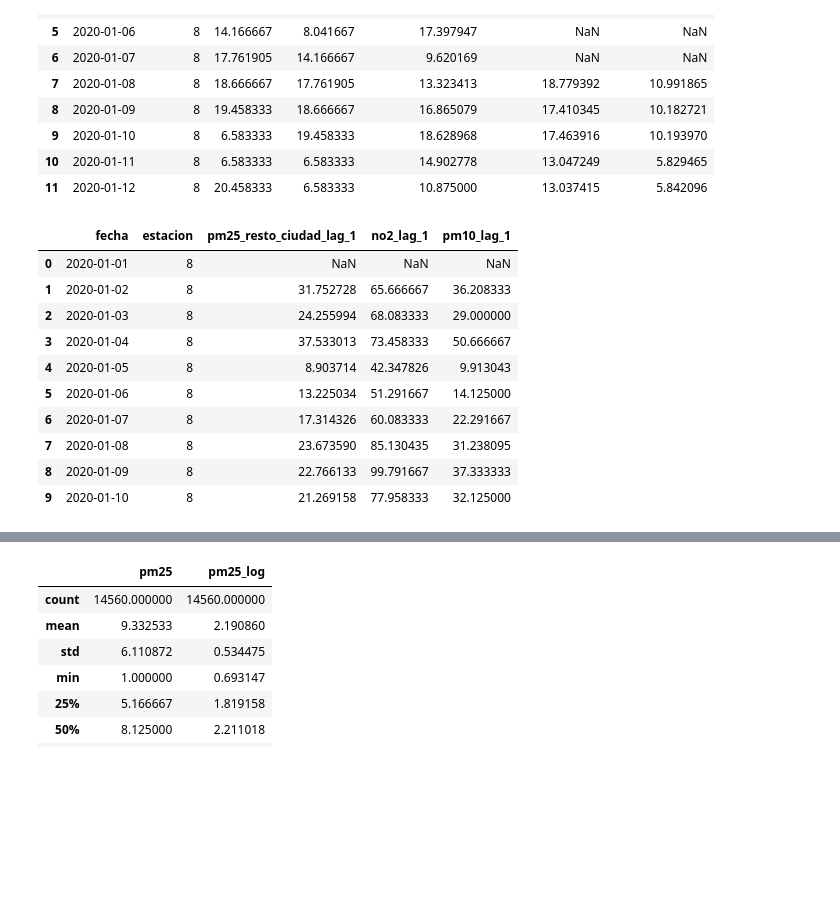
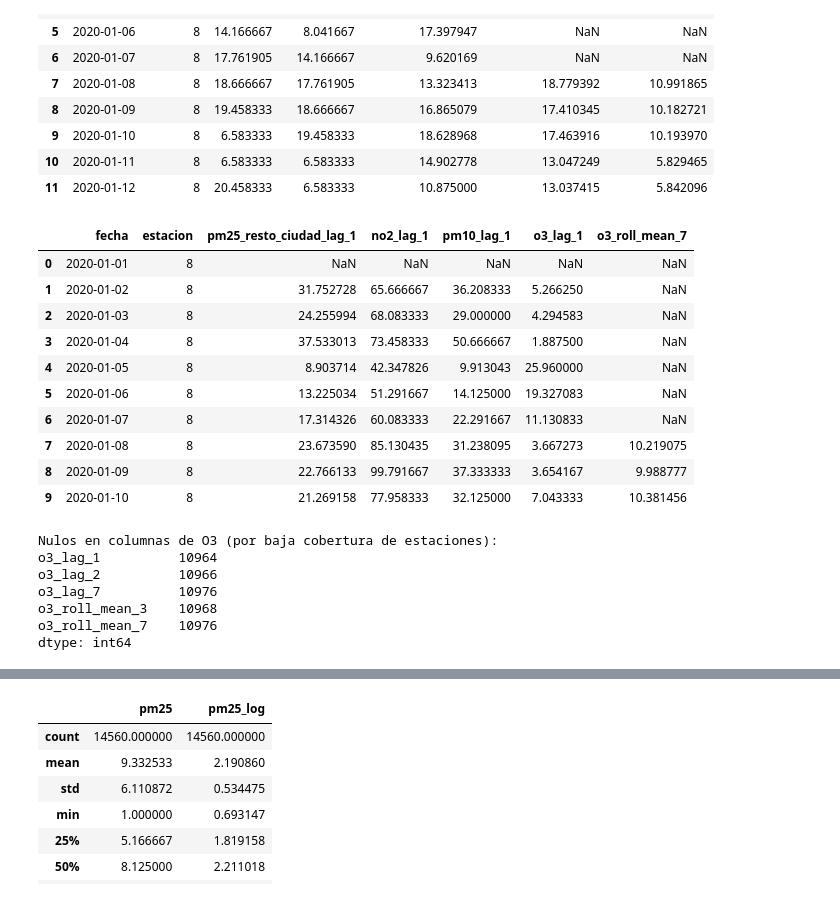
Before and after one commit to d-sba/TFM, a Jupyter notebook: src/models/modelo_pm25.ipynb, the cells around one changed output, grey strips where cells are left out. Cells and saved outputs as stored; diff of their text form; code cells hidden in the pictures; blank space fills up the shorter version.

Commit message:
Update PM2.5 model: unify meteo/pollutant lag to 1 day (T for T+1 prediction), per team meeting

```diff
--- a/src/models/modelo_pm25.ipynb
+++ b/src/models/modelo_pm25.ipynb
@@ -532,21 +579,27 @@ display(pm25_con_resto.head())
 # ============================================================
 
 metadata_espacial = estaciones_aire[
-    ["ESTACION", "LATITUD_G", "LONGITUD_G", "ALTITUD"]
+    ["ESTACION", "LATITUD_G", "LONGITUD_G", "ALTITUD", "TIPO_ESTACION"]
 ].rename(columns={"ESTACION": "estacion"})
 
 df = (
     pm25_con_resto
-    .merge(meteo_por_estacion, on=["estacion", "fecha"], how="left")
+    .merge(meteo_por_estacion_lag, on=["estacion", "fecha"], how="left")
     .merge(no2_propio, on=["estacion", "fecha"], how="left")
     .merge(pm10_propio, on=["estacion", "fecha"], how="left")
+    .merge(o3_propio, on=["estacion", "fecha"], how="left")
     .merge(metadata_espacial, on="estacion", how="left")
     .sort_values(["estacion", "fecha"])
     .reset_index(drop=True)
 )
 
+# One-hot encoding de TIPO_ESTACION (TRAFICO / FONDO)
+df = pd.get_dummies(df, columns=["TIPO_ESTACION"], prefix="tipo_estacion")
+cols_tipo_estacion = [c for c in df.columns if c.startswith("tipo_estacion_")]
+
 print("Shape tras ensamblado:", df.shape)
-print("Nulos por columna:")
+print("Columnas de tipo de estación creadas:", cols_tipo_estacion)
+print("\nNulos por columna:")
 print(df.isna().sum()[df.isna().sum() > 0])
 
 display(df.head())
@@ -590,9 +659,10 @@ Todas las variables temporales se calculan **por estación**, respetando el orde
 # %%
 # ============================================================
 # LAGS DE PM2.5 (TARGET)
+# Estándar del equipo: lags 1, 2 y 7 días.
 # ============================================================
 
-LAGS = [1, 2, 3, 7]
+LAGS = [1, 2, 7]
 
 for lag in LAGS:
     df[f"pm25_lag_{lag}"] = df.groupby("estacion")["pm25"].shift(lag)
@@ -637,30 +707,59 @@ display(
 | 11 | 2020-01-12 | 8 | 20.458333 | 6.583333 | 10.875000 | 13.037415 | 5.842096 |
 # %%
 # ============================================================
-# LAGS DEL "RESTO DE CIUDAD" Y DE CONTAMINANTES CRUZADOS (NO2, PM10 PROPIOS)
+# LAGS Y ROLLING DE CONTAMINANTES CRUZADOS (NO2, PM10, O3 PROPIOS)
+# Y LAG DEL "RESTO DE CIUDAD"
+# Estándar del equipo: lags 1, 2, 7 días + medias móviles 3 y 7 días,
+# para cada contaminante cruzado disponible.
 # ============================================================
 
 df["pm25_resto_ciudad_lag_1"] = df.groupby("estacion")["pm25_resto_ciudad"].shift(1)
 
-for lag in [1, 7]:
-    df[f"no2_lag_{lag}"] = df.groupby("estacion")["no2"].shift(lag)
-    df[f"pm10_lag_{lag}"] = df.groupby("estacion")["pm10"].shift(lag)
+CONTAMINANTES_CRUZADOS = ["no2", "pm10", "o3"]
+
+for col in CONTAMINANTES_CRUZADOS:
+    # Lags
+    for lag in [1, 2, 7]:
+        df[f"{col}_lag_{lag}"] = df.groupby("estacion")[col].shift(lag)
+
+    # Rolling (sobre valores ya retardados 1 día, para no filtrar el propio día objetivo)
+    col_shifted = df.groupby("estacion")[col].shift(1)
+    df[f"{col}_roll_mean_3"] = (
+        col_shifted.groupby(df["estacion"]).rolling(3, min_periods=3).mean().reset_index(level=0, drop=True)
+    )
+    df[f"{col}_roll_mean_7"] = (
+        col_shifted.groupby(df["estacion"]).rolling(7, min_periods=7).mean().reset_index(level=0, drop=True)
+    )
 
 display(
-    df[["fecha","estacion","pm25_resto_ciudad_lag_1","no2_lag_1","pm10_lag_1"]].head(10)
+    df[[
+        "fecha", "estacion", "pm25_resto_ciudad_lag_1",
+        "no2_lag_1", "pm10_lag_1", "o3_lag_1", "o3_roll_mean_7",
+    ]].head(10)
 )
+
+print("\nNulos en columnas de O3 (por baja cobertura de estaciones):")
+cols_o3 = [c for c in df.columns if c.startswith("o3_")]
+print(df[cols_o3].isna().sum())
 # %% [output]
-|  | fecha | estacion | pm25_resto_ciudad_lag_1 | no2_lag_1 | pm10_lag_1 |
-| 0 | 2020-01-01 | 8 | NaN | NaN | NaN |
-| 1 | 2020-01-02 | 8 | 31.752728 | 65.666667 | 36.208333 |
-| 2 | 2020-01-03 | 8 | 24.255994 | 68.083333 | 29.000000 |
-| 3 | 2020-01-04 | 8 | 37.533013 | 73.458333 | 50.666667 |
-| 4 | 2020-01-05 | 8 | 8.903714 | 42.347826 | 9.913043 |
-| 5 | 2020-01-06 | 8 | 13.225034 | 51.291667 | 14.125000 |
-| 6 | 2020-01-07 | 8 | 17.314326 | 60.083333 | 22.291667 |
-| 7 | 2020-01-08 | 8 | 23.673590 | 85.130435 | 31.238095 |
-| 8 | 2020-01-09 | 8 | 22.766133 | 99.791667 | 37.333333 |
-| 9 | 2020-01-10 | 8 | 21.269158 | 77.958333 | 32.125000 |
+|  | fecha | estacion | pm25_resto_ciudad_lag_1 | no2_lag_1 | pm10_lag_1 | o3_lag_1 | o3_roll_mean_7 |
+| 0 | 2020-01-01 | 8 | NaN | NaN | NaN | NaN | NaN |
+| 1 | 2020-01-02 | 8 | 31.752728 | 65.666667 | 36.208333 | 5.266250 | NaN |
+| 2 | 2020-01-03 | 8 | 24.255994 | 68.083333 | 29.000000 | 4.294583 | NaN |
+| 3 | 2020-01-04 | 8 | 37.533013 | 73.458333 | 50.666667 | 1.887500 | NaN |
+| 4 | 2020-01-05 | 8 | 8.903714 | 42.347826 | 9.913043 | 25.960000 | NaN |
+| 5 | 2020-01-06 | 8 | 13.225034 | 51.291667 | 14.125000 | 19.327083 | NaN |
+| 6 | 2020-01-07 | 8 | 17.314326 | 60.083333 | 22.291667 | 11.130833 | NaN |
+| 7 | 2020-01-08 | 8 | 23.673590 | 85.130435 | 31.238095 | 3.667273 | 10.219075 |
+| 8 | 2020-01-09 | 8 | 22.766133 | 99.791667 | 37.333333 | 3.654167 | 9.988777 |
+| 9 | 2020-01-10 | 8 | 21.269158 | 77.958333 | 32.125000 | 7.043333 | 10.381456 |
+Nulos en columnas de O3 (por baja cobertura de estaciones):
+o3_lag_1          10964
+o3_lag_2          10966
+o3_lag_7          10976
+o3_roll_mean_3    10968
+o3_roll_mean_7    10976
+dtype: int64
 # %%
 # ============================================================
 # LIMPIEZA: ELIMINAR FILAS SIN HISTÓRICO SUFICIENTE
```
Also changed, not shown: parts of 23 cells of this notebook, 1 other file.
